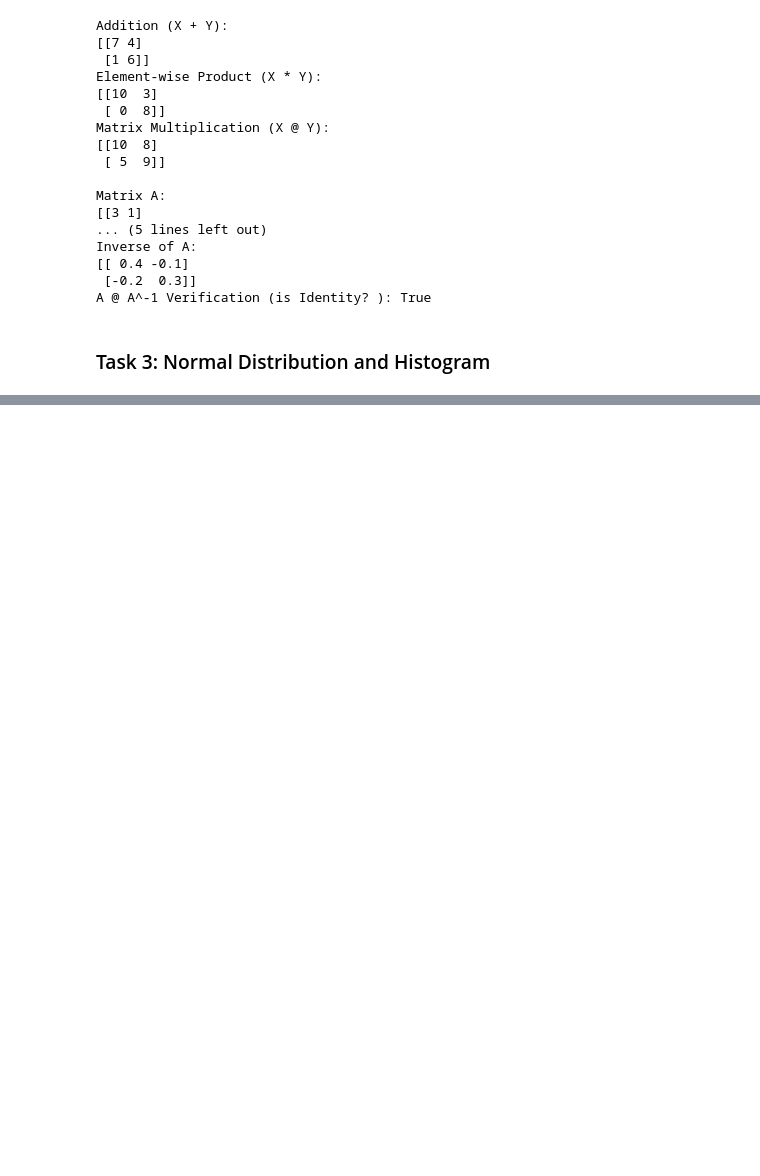
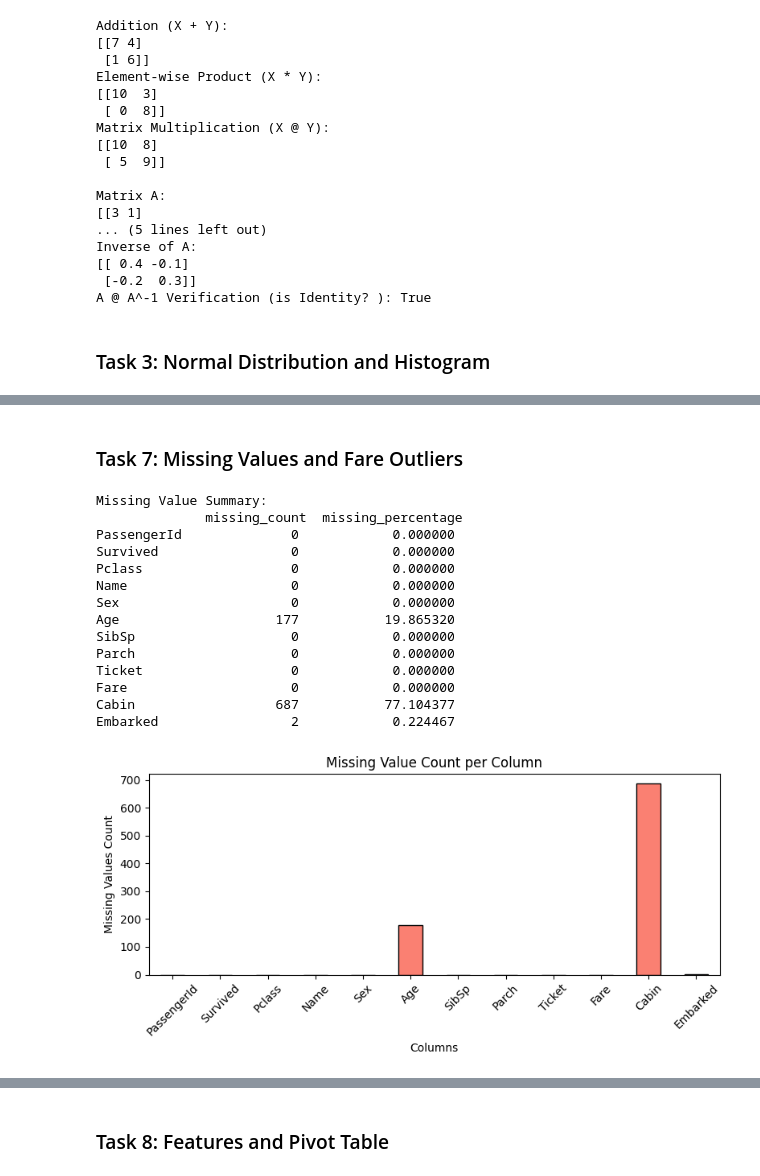
Before and after one commit to Khushal0911/202618005_KhushalBafna_DS605, a Jupyter notebook: 202618005_Lab_2/code.ipynb, the cells around one changed output, grey strips where cells are left out. Cells and saved outputs as stored; diff of their text form; code cells hidden in the pictures; blank space fills up the shorter version.

```diff
--- a/202618005_Lab_2/code.ipynb
+++ b/202618005_Lab_2/code.ipynb
@@ -147,0 +274,70 @@ plt.show()
+# %% [markdown]
+### Task 7: Missing Values and Fare Outliers
+# %%
+missing_df = pd.DataFrame({
+    'missing_count': df.isnull().sum(),
+    'missing_percentage': (df.isnull().sum() / len(df)) * 100
+})
+print("Missing Value Summary:\n", missing_df)
+
+plt.figure(figsize=(8, 4))
+missing_df['missing_count'].plot(kind='bar', color='salmon', edgecolor='black')
+plt.title('Missing Value Count per Column')
+plt.xlabel('Columns')
+plt.ylabel('Missing Values Count')
+plt.xticks(rotation=45)
+plt.tight_layout()
+plt.show()
+
+print(f"Age missing before mean imputation: {df['Age'].isnull().sum()}")
+age_mean_imputed = df['Age'].fillna(df['Age'].mean())
+print(f"Age missing after mean imputation: {age_mean_imputed.isnull().sum()}")
+
+df_impute_demo = df.copy()
+
+age_mean = df_impute_demo['Age'].fillna(df_impute_demo['Age'].mean())
+
+age_median = df_impute_demo['Age'].fillna(df_impute_demo['Age'].median())
+
+embarked_mode = df_impute_demo['Embarked'].fillna(df_impute_demo['Embarked'].mode()[0])
+
+non_null_ages = df_impute_demo['Age'].dropna()
+age_random = df_impute_demo['Age'].apply(
+    lambda x: np.random.choice(non_null_ages) if pd.isnull(x) else x
+)
+
+print("\nImputation check:")
+print(f"- Age (Mean Imputed) Missing: {age_mean.isnull().sum()}")
+print(f"- Age (Median Imputed) Missing: {age_median.isnull().sum()}")
+print(f"- Embarked (Mode Imputed) Missing: {embarked_mode.isnull().sum()}")
+print(f"- Age (Random Imputed) Missing: {age_random.isnull().sum()}")
+
+Q1 = df['Fare'].quantile(0.25)
+Q3 = df['Fare'].quantile(0.75)
+IQR = Q3 - Q1
+
+lower_bound = Q1 - 1.5 * IQR
+upper_bound = Q3 + 1.5 * IQR
+
+fare_outliers = df[(df['Fare'] < lower_bound) | (df['Fare'] > upper_bound)]
+
+print("\nFare Outlier Analysis:")
+print(f"Q1: {Q1:.2f} | Q3: {Q3:.2f} | IQR: {IQR:.2f}")
+print(f"Lower Bound: {lower_bound:.2f} | Upper Bound: {upper_bound:.2f}")
+print(f"Total Outliers in Fare: {len(fare_outliers)}")
+# %% [output]
+Missing Value Summary:
+              missing_count  missing_percentage
+PassengerId              0            0.000000
+Survived                 0            0.000000
+Pclass                   0            0.000000
+Name                     0            0.000000
+Sex                      0            0.000000
+Age                    177           19.865320
+SibSp                    0            0.000000
+Parch                    0            0.000000
+Ticket                   0            0.000000
+Fare                     0            0.000000
+Cabin                  687           77.104377
+Embarked                 2            0.224467
+[figure, added]
@@ -147,0 +357,2 @@ plt.show()
+# %% [markdown]
+### Task 8: Features and Pivot Table
```
Also changed, not shown: parts of 14 cells of this notebook, 4 other files.
